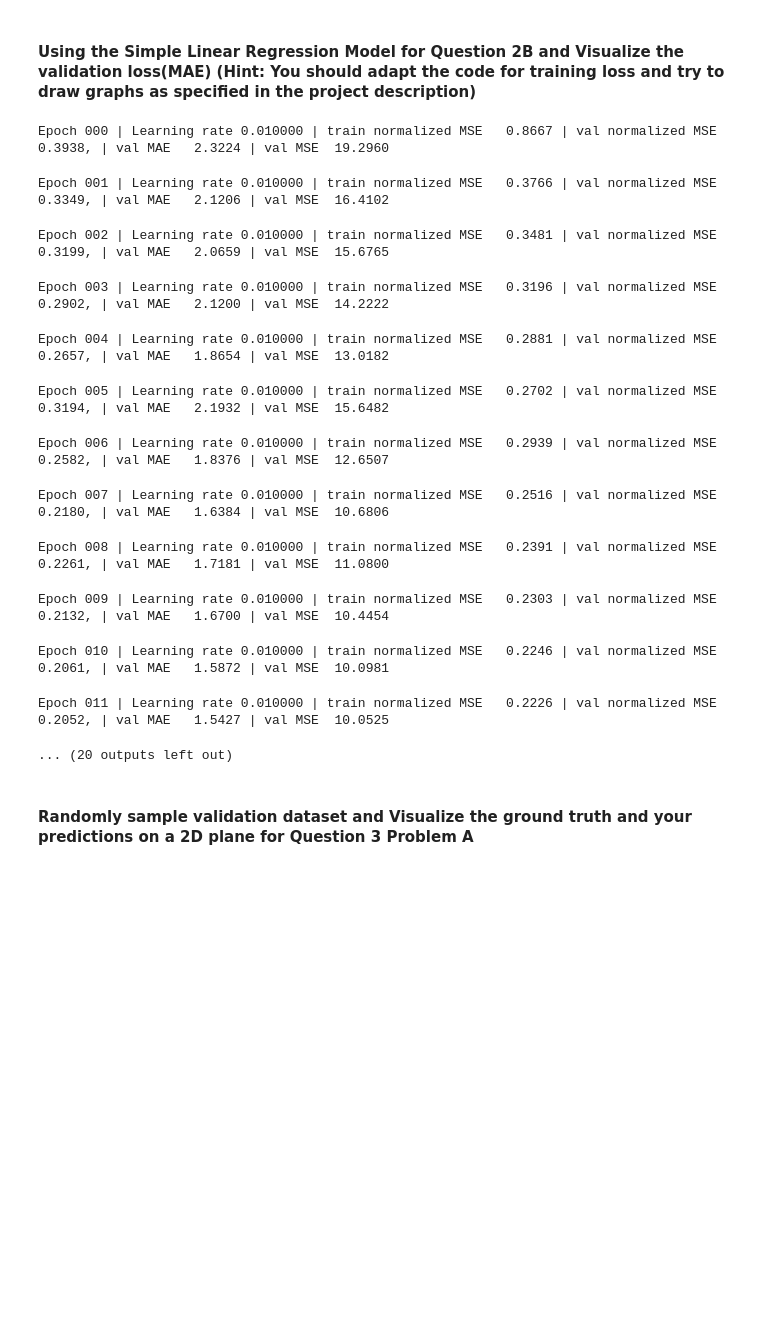
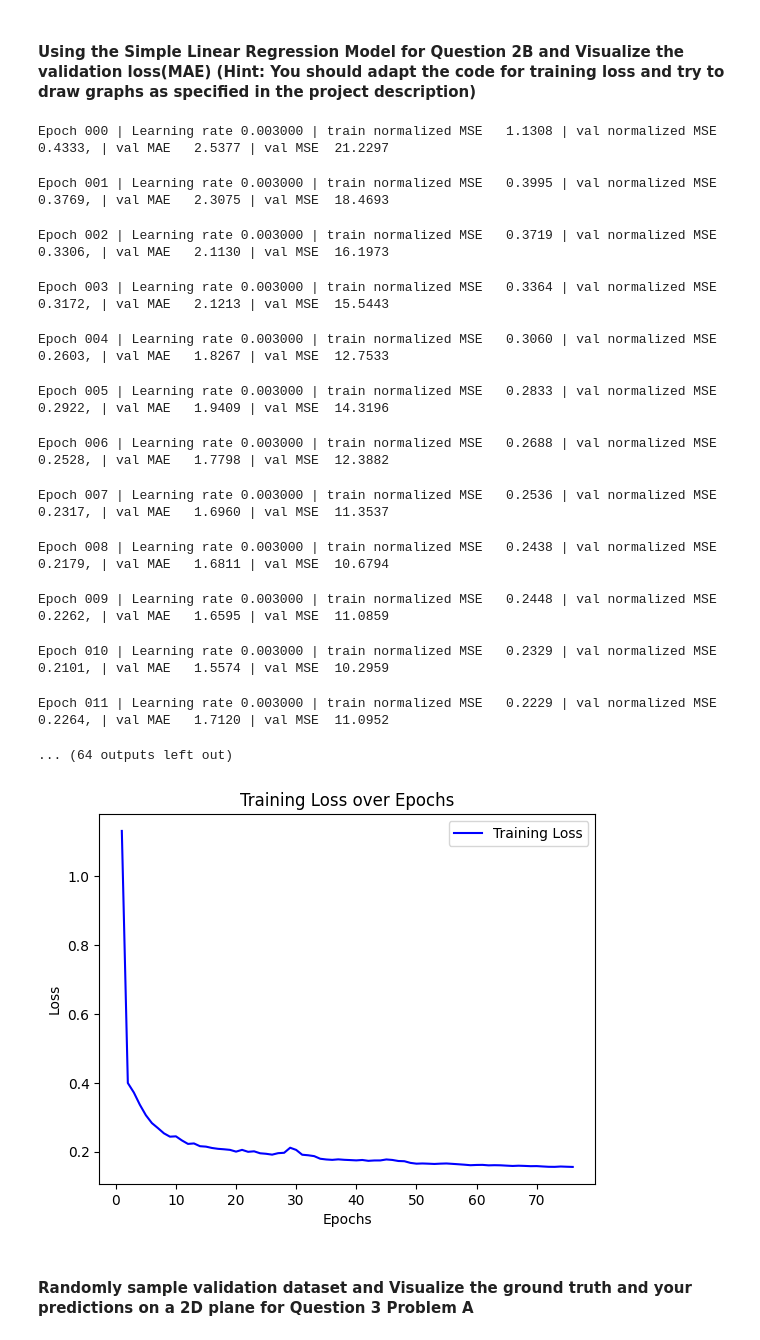
Before and after one commit to jakenorbie12/251B-Project, a Jupyter notebook: Project_Milestone/CSE 251B Project Milestone Starter Code.ipynb, the cells around one changed output. Saved outputs shown, nothing was run; the diff lists cells and outputs as text; code cells hidden in the pictures; blank space fills up the shorter version.

Commit message:
Adaptive Learning Rate
Added adaptive learning rate

```diff
--- a/Project_Milestone/CSE 251B Project Milestone Starter Code.ipynb
+++ b/Project_Milestone/CSE 251B Project Milestone Starter Code.ipynb
@@ -372,6 +402,7 @@ class LSTM(nn.Module):
             dropout=dropout if num_layers > 1 else 0,
         )
         self.fc = nn.Linear(hidden_dim, output_dim)
+        self.bn = nn.BatchNorm1d(hidden_dim)
 
     def forward(self, data):
         x = data.x
@@ -474,16 +507,17 @@ class LSTM_STACK(nn.Module):
 # %%
 # model = LinearRegressionModel().to(device)
 # model = MLP(50 * 50 * 6, 60 * 2).to(device)
-model = LSTM(hidden_dim=48).to(device)
+model = LSTM(hidden_dim=128).to(device)
 # model = GRU(hidden_dim=128).to(device)
 # model = LSTM_ALL().to(device)
 # model = LSTM_STACK(hidden_dim=64).to(device)
 
-optimizer = optim.Adam(model.parameters(), lr=1e-2, weight_decay=1e-5)
-scheduler = optim.lr_scheduler.StepLR(optimizer, step_size=20, gamma=0.25) # You can try different schedulers
-early_stopping_patience = 8
+optimizer = optim.Adam(model.parameters(), lr=3e-3, weight_decay=1e-5)
+scheduler = optim.lr_scheduler.StepLR(optimizer, step_size=1, gamma=0.5) # You can try different schedulers
+early_stopping_patience = 10
 best_val_loss = float('inf')
 criterion = nn.MSELoss()
+max_epochs = 200
 # %% [markdown]
 #### Using the Simple Linear Regression Model for Question 2B and Visualize the validation loss(MAE) (Hint: You should adapt the code for training loss and try to draw graphs as specified in the project description)
 # %%
@@ -494,8 +528,10 @@ if all_train_flag:
 else:
     current_dataloader = train_dataloader
 
+training_losses = []
+
 no_improvement = 0
-for epoch in tqdm.tqdm(range(100), desc="Epoch", unit="epoch"):
+for epoch in tqdm.tqdm(range(max_epochs), desc="Epoch", unit="epoch"):
     # ---- Training ----
     model.train()
     train_loss = 0
@@ -538,7 +574,9 @@ for epoch in tqdm.tqdm(range(100), desc="Epoch", unit="epoch"):
     val_loss /= len(val_dataloader)
     val_mae /= len(val_dataloader)
     val_mse /= len(val_dataloader)
-    scheduler.step()
+    #scheduler.step()
+
+    training_losses.append(train_loss)
     # scheduler.step(val_loss)
 
     tqdm.tqdm.write(f"Epoch {epoch:03d} | Learning rate {optimizer.param_groups[0]['lr']:.6f} | train normalized MSE {train_loss:8.4f} | val normalized MSE {val_loss:8.4f}, | val MAE {val_mae:8.4f} | val MSE {val_mse:8.4f}")
@@ -548,23 +586,34 @@ for epoch in tqdm.tqdm(range(100), desc="Epoch", unit="epoch"):
         torch.save(model.state_dict(), "best_model.pt")
     else:
         no_improvement += 1
+        if no_improvement == early_stopping_patience / 2:
+            scheduler.step()
         if no_improvement >= early_stopping_patience:
             print("Early stop!")
             break
 # %% [output]
-Epoch 000 | Learning rate 0.010000 | train normalized MSE   0.8667 | val normalized MSE   0.3938, | val MAE   2.3224 | val MSE  19.2960
+Epoch 000 | Learning rate 0.003000 | train normalized MSE   1.1308 | val normalized MSE   0.4333, | val MAE   2.5377 | val MSE  21.2297
-Epoch 001 | Learning rate 0.010000 | train normalized MSE   0.3766 | val normalized MSE   0.3349, | val MAE   2.1206 | val MSE  16.4102
+Epoch 001 | Learning rate 0.003000 | train normalized MSE   0.3995 | val normalized MSE   0.3769, | val MAE   2.3075 | val MSE  18.4693
-Epoch 002 | Learning rate 0.010000 | train normalized MSE   0.3481 | val normalized MSE   0.3199, | val MAE   2.0659 | val MSE  15.6765
+Epoch 002 | Learning rate 0.003000 | train normalized MSE   0.3719 | val normalized MSE   0.3306, | val MAE   2.1130 | val MSE  16.1973
-Epoch 003 | Learning rate 0.010000 | train normalized MSE   0.3196 | val normalized MSE   0.2902, | val MAE   2.1200 | val MSE  14.2222
+Epoch 003 | Learning rate 0.003000 | train normalized MSE   0.3364 | val normalized MSE   0.3172, | val MAE   2.1213 | val MSE  15.5443
-Epoch 004 | Learning rate 0.010000 | train normalized MSE   0.2881 | val normalized MSE   0.2657, | val MAE   1.8654 | val MSE  13.0182
+Epoch 004 | Learning rate 0.003000 | train normalized MSE   0.3060 | val normalized MSE   0.2603, | val MAE   1.8267 | val MSE  12.7533
-Epoch 005 | Learning rate 0.010000 | train normalized MSE   0.2702 | val normalized MSE   0.3194, | val MAE   2.1932 | val MSE  15.6482
+Epoch 005 | Learning rate 0.003000 | train normalized MSE   0.2833 | val normalized MSE   0.2922, | val MAE   1.9409 | val MSE  14.3196
-Epoch 006 | Learning rate 0.010000 | train normalized MSE   0.2939 | val normalized MSE   0.2582, | val MAE   1.8376 | val MSE  12.6507
+Epoch 006 | Learning rate 0.003000 | train normalized MSE   0.2688 | val normalized MSE   0.2528, | val MAE   1.7798 | val MSE  12.3882
-Epoch 007 | Learning rate 0.010000 | train normalized MSE   0.2516 | val normalized MSE   0.2180, | val MAE   1.6384 | val MSE  10.6806
+Epoch 007 | Learning rate 0.003000 | train normalized MSE   0.2536 | val normalized MSE   0.2317, | val MAE   1.6960 | val MSE  11.3537
-Epoch 008 | Learning rate 0.010000 | train normalized MSE   0.2391 | val normalized MSE   0.2261, | val MAE   1.7181 | val MSE  11.0800
+Epoch 008 | Learning rate 0.003000 | train normalized MSE   0.2438 | val normalized MSE   0.2179, | val MAE   1.6811 | val MSE  10.6794
-Epoch 009 | Learning rate 0.010000 | train normalized MSE   0.2303 | val normalized MSE   0.2132, | val MAE   1.6700 | val MSE  10.4454
+Epoch 009 | Learning rate 0.003000 | train normalized MSE   0.2448 | val normalized MSE   0.2262, | val MAE   1.6595 | val MSE  11.0859
-Epoch 010 | Learning rate 0.010000 | train normalized MSE   0.2246 | val normalized MSE   0.2061, | val MAE   1.5872 | val MSE  10.0981
+Epoch 010 | Learning rate 0.003000 | train normalized MSE   0.2329 | val normalized MSE   0.2101, | val MAE   1.5574 | val MSE  10.2959
-Epoch 011 | Learning rate 0.010000 | train normalized MSE   0.2226 | val normalized MSE   0.2052, | val MAE   1.5427 | val MSE  10.0525
+Epoch 011 | Learning rate 0.003000 | train normalized MSE   0.2229 | val normalized MSE   0.2264, | val MAE   1.7120 | val MSE  11.0952
-... (20 outputs left out)
+... (64 outputs left out)
+# %%
+plt.plot(range(1, len(training_losses)+1), training_losses, "b-", label="Training Loss")
+plt.title("Training Loss over Epochs")
+plt.xlabel("Epochs")
+plt.ylabel("Loss")
+plt.legend()
+plt.show()
+# %% [output]
+[figure, added]
 # %% [markdown]
 #### Randomly sample validation dataset and Visualize the ground truth and your predictions on a 2D plane for Question 3 Problem A
 # %%
```
Also changed, not shown: parts of 7 cells of this notebook, 1 other file.
